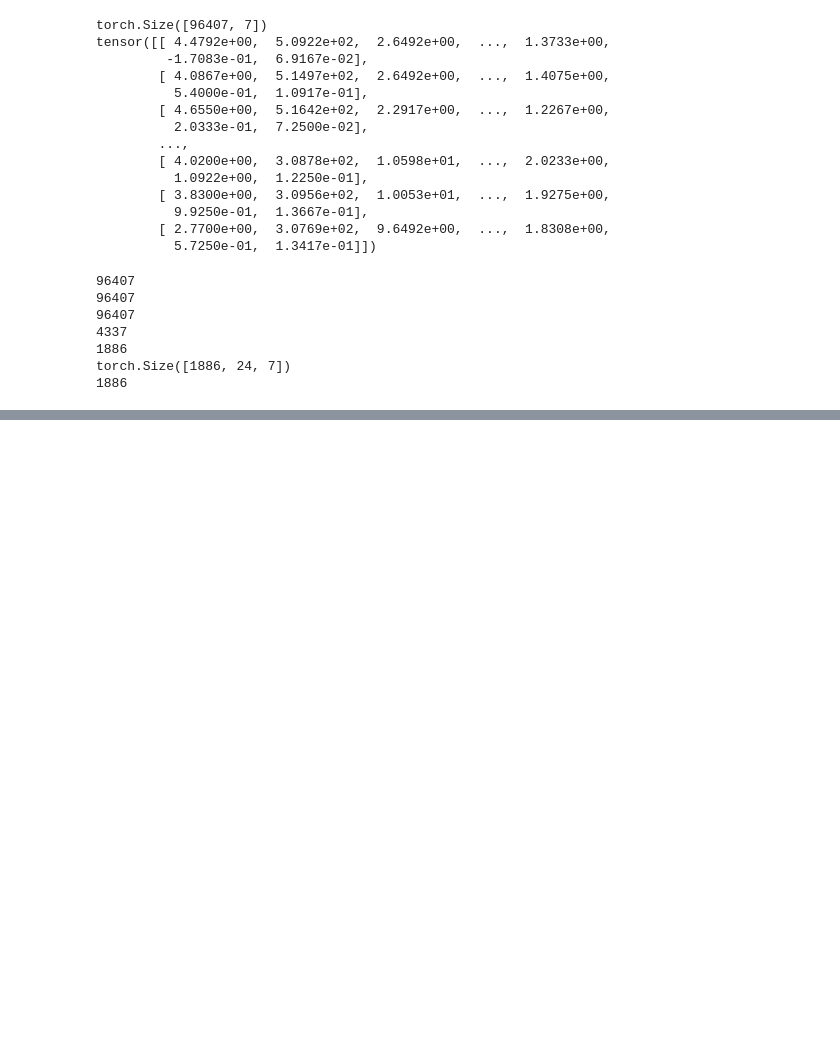
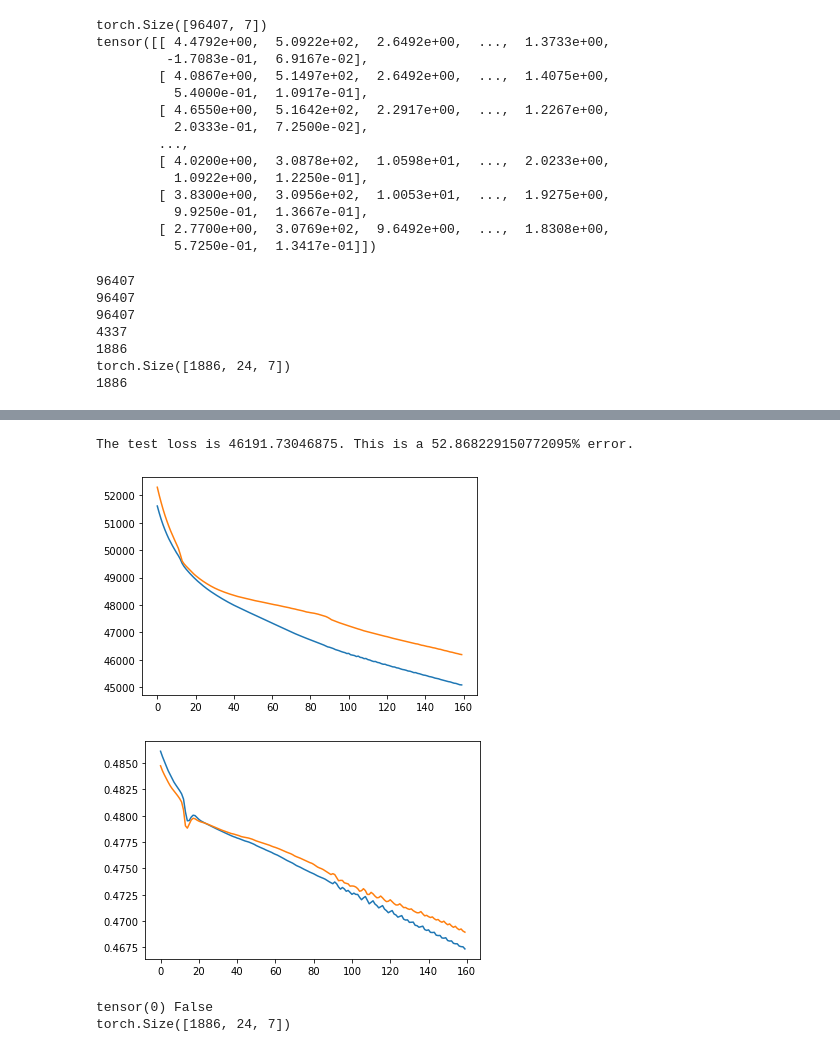
Before and after one commit to RobJohnson459/solarWinds, a Jupyter notebook: jupyter/base.ipynb, the cells around one changed output, grey strips where cells are left out. Drawn from its saved outputs; the diff is of its cells as text; code cells hidden in the pictures; blank space fills up the shorter version.

Commit message:
Added support for multiple regression output. I believe. Testing to come. Also refactored the training loop into a function.

```diff
--- a/jupyter/base.ipynb
+++ b/jupyter/base.ipynb
@@ -73,22 +78,26 @@ for i in range(numHours):
     trgList = []
     while int(omnidata[dataIterator][1]) == hour and dataIterator < len(omnidata): # get all the data in this hour
         inputList = []
+        hourTrgs = []
         for j in inputs: # I couldn't figure out how to access multiple entries at the same time, so I appended them in a list
             inputList.append(omnidata[dataIterator][j]) # and put that list as an element of hourList
         hourList.append(inputList) # put the desired data in the holding list
-        trgList.append(omnidata[dataIterator][target])
+        for j in target:
+            hourTrgs.append(omnidata[dataIterator][j])
+        trgList.append(hourTrgs)
         dataIterator += 1 # move to the next 5 minute increment
 #     if dataIterator >= len(omnidata)-1:
 #         break
     try:
         hourInfo = np.nanmean(hourList, axis=0)
-        targets.append(np.nanmean(trgList))
+        targets.append(np.nanmean(trgList, axis=0))
         for j in range(len(inputs)):
             history[i,j] = float(hourInfo[j]) # assign our new averaged data to a history tensor. Probably should figure out why 'float' is necessary, but that's a problem for future rob.
         isNaN.append(False)
     except RuntimeWarning:
         history[i,:] = float('NaN')
-        targets.append(float('nan'))
+#         if i <= len(targets): This line might be useful later. Depends on how hte error checking works.
+        targets.append([float('nan') for _ in targets])
         key = i-lastBad
         if key not in badDict:
             badDict[key] = 1
@@ -135,7 +144,8 @@ windowLength = forecastOffset + inputHours
 isValidStart =  []
 # Check for any NANs - those screw with the neural nets.
 for i in range(len(isNaN) - windowLength):
-    isValidStart.append(not any(isNaN[i:i+windowLength]) and not np.isnan(targets[i+windowLength]))
+    #                         Check our inputs for NaNs             Check our targets for NaNs
+    isValidStart.append(not any(isNaN[i:i+windowLength]) and not np.isnan(targets[i+windowLength][:]).any())
 
 # make sure there is an offset between valid data start points
 for i in range(len(isValidStart)):
@@ -150,10 +160,11 @@ for i in range(len(isValidStart)):
 # %%
 # The dataset we want to regress on has as many days as possible, with no overlap.
 data = torch.zeros(len(starts), inputHours, len(inputs))
-y = []
+ys = []
 for i in range(len(starts)):
     data[i,:,:] = history[starts[i]:starts[i] + inputHours, :]
-    y.append(targets[starts[i] + windowLength])
+    ys.append(targets[starts[i] + windowLength])
+ys = np.array(ys)
 # %%
 print(len(targets))
 print(len(history))
@@ -195,14 +206,14 @@ class cnnNet(torch.nn.Module):
         self.relu = torch.nn.ReLU()
 
         self.fc1 = torch.nn.Linear(self.vectorSize, dense)
-        self.fc2 = torch.nn.Linear(dense, 1)
+        self.fc2 = torch.nn.Linear(dense, len(target))
 
     def forward(self, x):
         x = x.reshape(-1,1, inputHours, len(inputs))
         x = self.relu(self.mp(self.conv1(x)))
         x = self.relu(self.avp(self.conv2(x)))
         x = self.fc2(self.relu(self.fc1(x.reshape((-1,1,self.vectorSize)))))
-        return x.reshape(-1)
+        return x.reshape(-1, len(target))
 # %%
 def percentError(yhat, target):
     retval = []
@@ -301,0 +308,13 @@ The validation loss for epoch 2000/2000 was 4043.524169921875
+# %%
+if not cfv:
+    train631(data, ys, cnnNet)
+# %% [output]
+The test loss is 46191.73046875. This is a 52.868229150772095% error.
+[figure, added]
+[figure, added]
+# %%
+print(torch.sum(torch.isnan(data)), any(np.isnan(ys)))
+print(data.shape)
+# %% [output]
+tensor(0) False
+torch.Size([1886, 24, 7])
```
Also changed, not shown: parts of 3 cells of this notebook.
